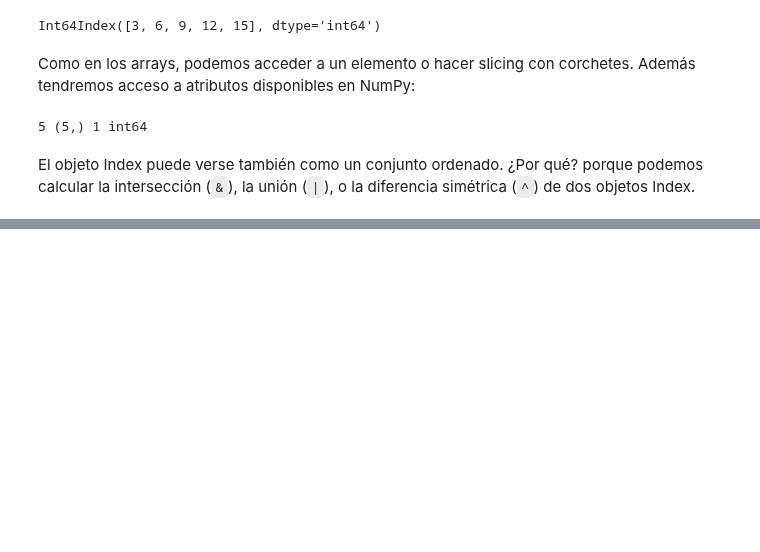
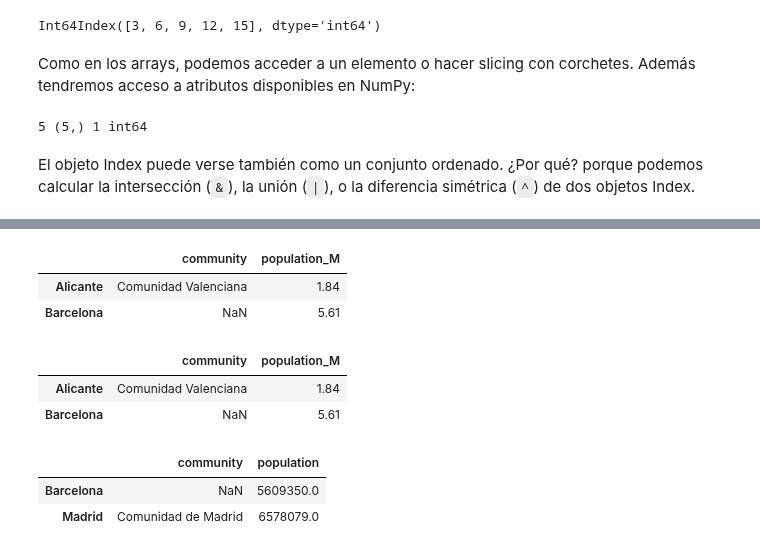
Before and after one commit to pyjaime/python3-101, a Jupyter notebook: python3_pandas_es.ipynb, the cells around one changed output, grey strips where cells are left out. Cells and saved outputs as stored; diff of their text form; code cells hidden in the pictures; blank space fills up the shorter version.

```diff
--- a/python3_pandas_es.ipynb
+++ b/python3_pandas_es.ipynb
@@ -192,0 +341,21 @@ El objeto Index puede verse también como un conjunto ordenado. ¿Por qué? porq
+# %%
+# Slicing con índices implícitos
+provinces.iloc[:2, 1:]
+# %% [output]
+|  | community | population_M |
+| Alicante | Comunidad Valenciana | 1.84 |
+| Barcelona | NaN | 5.61 |
+# %%
+# Slicing con índices explícitos
+provinces.loc[:'Barcelona', 'community':]
+# %% [output]
+|  | community | population_M |
+| Alicante | Comunidad Valenciana | 1.84 |
+| Barcelona | NaN | 5.61 |
+# %%
+# Podemos combinar masking con indexado múltiple
+provinces.loc[provinces.population_M > 4, ['community', 'population']]
+# %% [output]
+|  | community | population |
+| Barcelona | NaN | 5609350.0 |
+| Madrid | Comunidad de Madrid | 6578079.0 |
```
Also changed, not shown: parts of 45 cells of this notebook.
